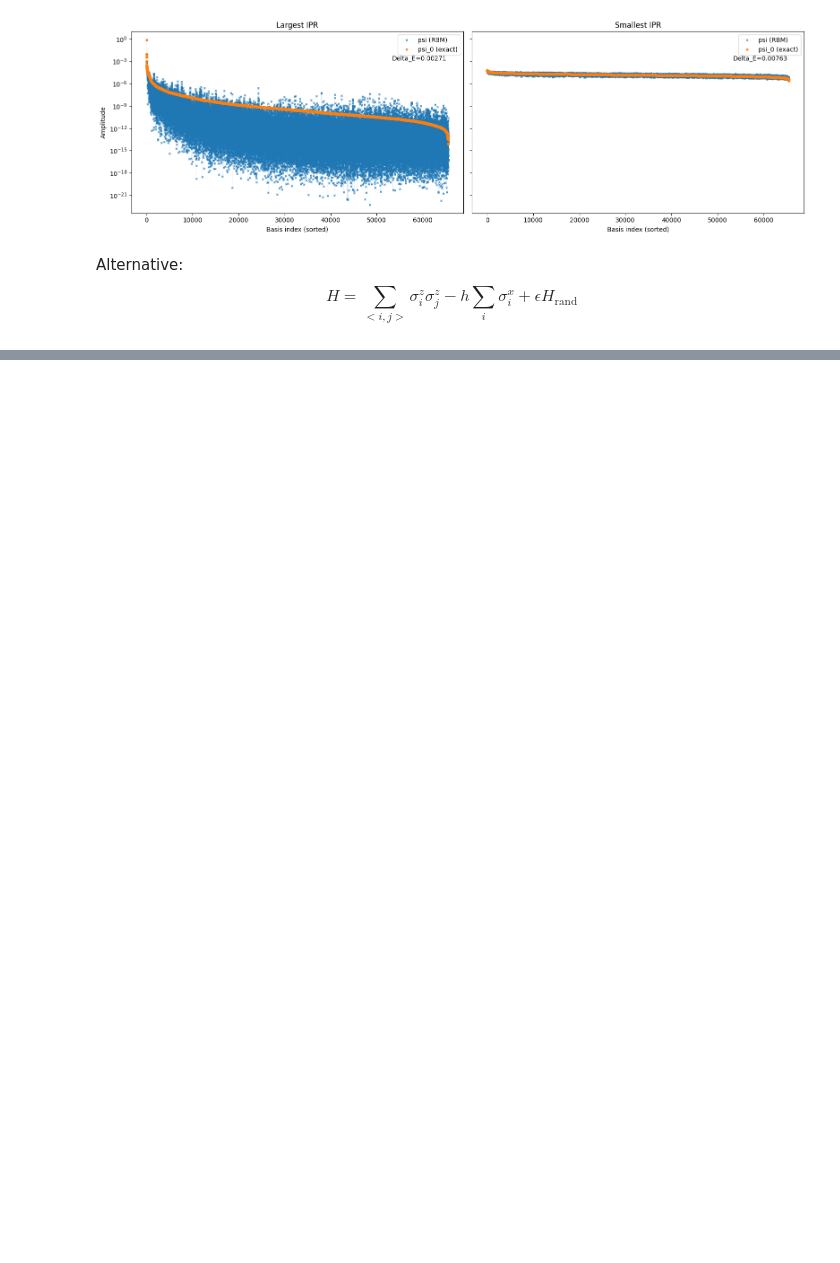
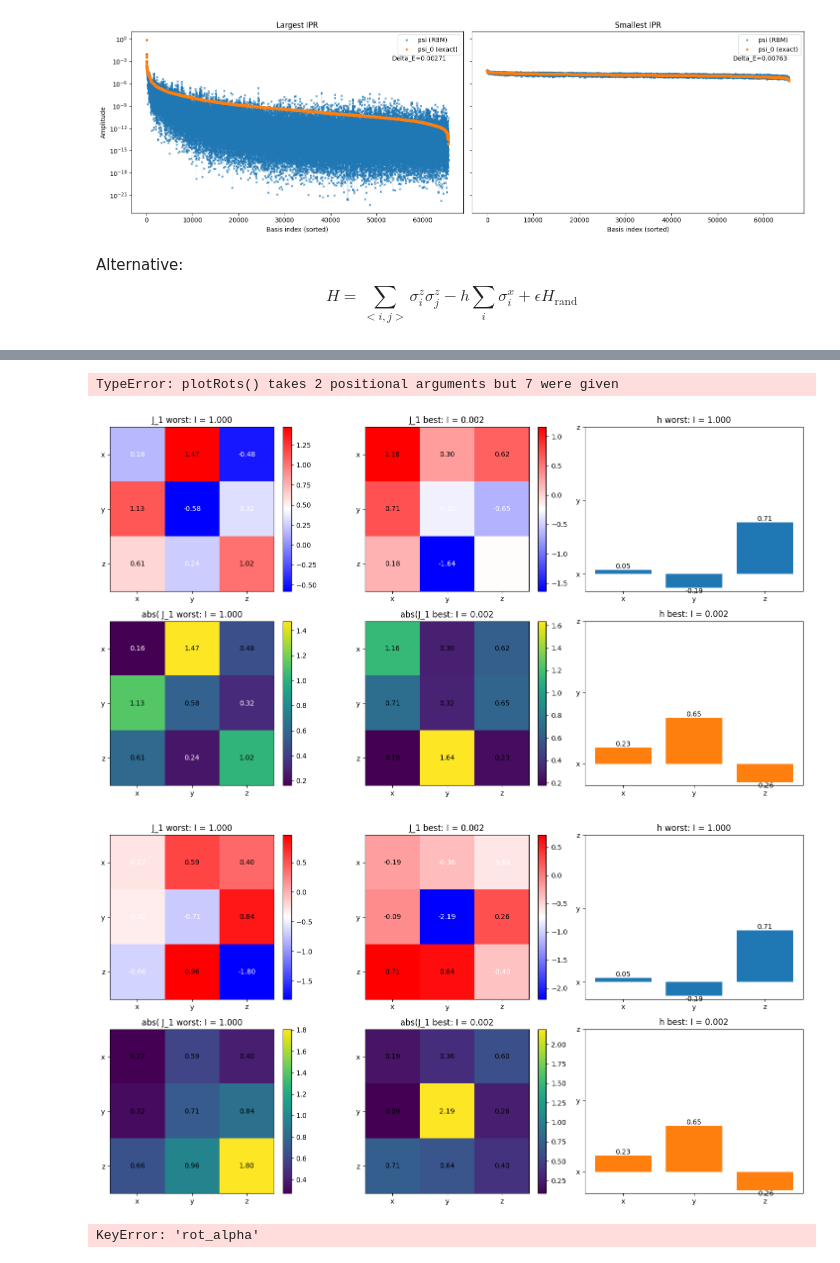
Before and after one commit to NilsNiggemann/DataMiningRBMs, a Jupyter notebook: Netket/analysis.ipynb, the cells around one changed output, grey strips where cells are left out. Cells and saved outputs as stored; diff of their text form; code cells hidden in the pictures; blank space fills up the shorter version.

```diff
--- a/Netket/analysis.ipynb
+++ b/Netket/analysis.ipynb
@@ -263,0 +525,69 @@ df_eval.head()
+# %%
+# max_inf_idx = df_rot_filter["infidelity"].idxmax()
+# min_inf_idx = df_rot_filter["infidelity"].idxmin()
+s = df_rot_filter["infidelity"]
+max_inf_idx = s.nlargest(2).index[1]
+min_inf_idx = s.nsmallest(2).index[1]
+
+J_check = df_rot_filter.loc[max_inf_idx, "Jij_0"]
+h_check = df_rot_filter.loc[max_inf_idx, "hs"]
+
+J_min = df_rot_filter.loc[min_inf_idx, "Jij_0"]
+h_min = df_rot_filter.loc[min_inf_idx, "hs"]
+
+# max_inf_idx = s.nlargest(2).index[1]
+# min_inf_idx = s.nsmallest(2).index[1]
+
+plotRots(J_check, h_check, J_min, h_min, max_inf_idx, min_inf_idx, df_rot_filter)
+
+J_check = df_rot_filter.loc[max_inf_idx, "Jij_1"]
+h_check = df_rot_filter.loc[max_inf_idx, "hs"]
+
+J_min = df_rot_filter.loc[min_inf_idx, "Jij_1"]
+h_min = df_rot_filter.loc[min_inf_idx, "hs"]
+
+plotRots(J_check, h_check, J_min, h_min, max_inf_idx, min_inf_idx, df_rot_filter)
+# %% [output]
+TypeError: plotRots() takes 2 positional arguments but 7 were given
+# %%
+# max_inf_idx = df_rot_filter["infidelity"].idxmax()
+# min_inf_idx = df_rot_filter["infidelity"].idxmin()
+s = df_rot_filter["infidelity"]
+max_inf_idx = s.nlargest(3).index[1]
+min_inf_idx = s.nsmallest(3).index[1]
+
+J_check = df_rot_filter.loc[max_inf_idx, "Jij_0"]
+h_check = df_rot_filter.loc[max_inf_idx, "hs"]
+
+J_min = df_rot_filter.loc[min_inf_idx, "Jij_0"]
+h_min = df_rot_filter.loc[min_inf_idx, "hs"]
+
+# max_inf_idx = s.nlargest(2).index[1]
+# min_inf_idx = s.nsmallest(2).index[1]
+
+plotRots(J_check, h_check, J_min, h_min, max_inf_idx, min_inf_idx, df_rot_filter)
+
+J_check = df_rot_filter.loc[max_inf_idx, "Jij_1"]
+h_check = df_rot_filter.loc[max_inf_idx, "hs"]
+
+J_min = df_rot_filter.loc[min_inf_idx, "Jij_1"]
+h_min = df_rot_filter.loc[min_inf_idx, "hs"]
+
+plotRots(J_check, h_check, J_min, h_min, max_inf_idx, min_inf_idx, df_rot_filter)
+# %% [output]
+[figure, added]
+[figure, added]
+# %%
+hypotheses = {
+    "std_phase" : std_phase,
+    "IPR" : ipr,
+    "SPCA" : pca_entropy,
+    "Renyi_2" : renyi_entropy,
+}
+df_rot = analysis.load_outputs_to_dataframe(h5_files)
+df_rot = analysis.attach_hypotheses_fields(df_rot, hypotheses)
+df_rot["rot_alpha"] = np.array([analysis.read_h5_attributes(f)["rot_alpha"] for f in h5_files])
+df_rot["rot_beta"] = np.array([analysis.read_h5_attributes(f)["rot_beta"] for f in h5_files])
+df_rot["rot_gamma"] = np.array([analysis.read_h5_attributes(f)["rot_gamma"] for f in h5_files])
+# %% [output]
+KeyError: 'rot_alpha'
```
Also changed, not shown: parts of 16 cells of this notebook, 5 other files.
